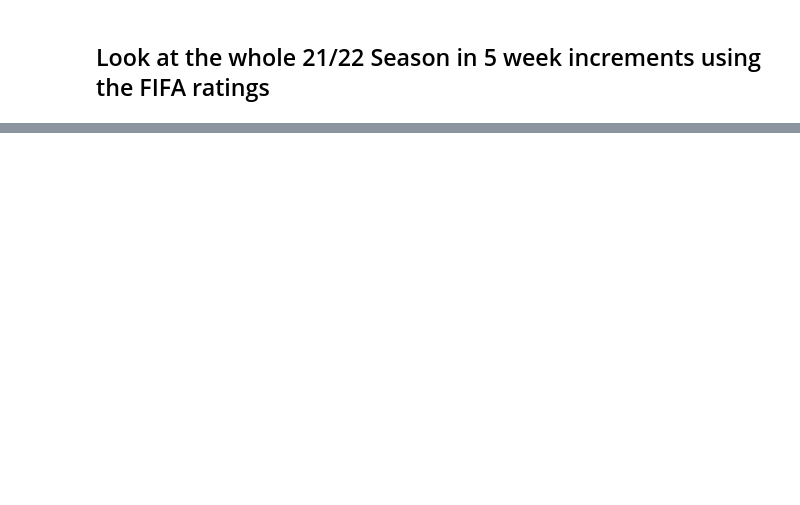
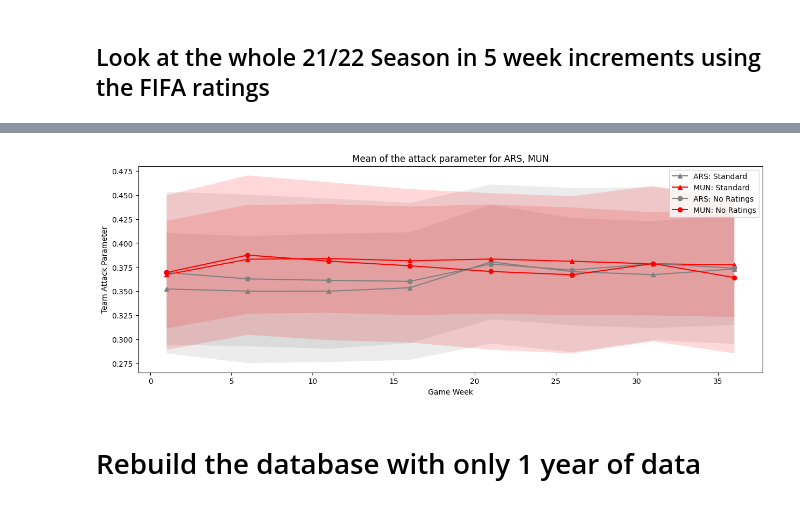
Before and after one commit to alan-turing-institute/AIrsenal, a Jupyter notebook: notebooks/progression_of_attack_parameter.ipynb, the cells around one changed output, grey strips where cells are left out. Cells and saved outputs as stored; diff of their text form; code cells hidden in the pictures; blank space fills up the shorter version.

```diff
--- a/notebooks/progression_of_attack_parameter.ipynb
+++ b/notebooks/progression_of_attack_parameter.ipynb
@@ -188,0 +247,6 @@ plot_averages(jump_models, ["BRE", "MCI"])
+# %%
+compare_models([(jump_models, "Standard"), (no_rate_jump_models, "No Ratings")], ["ARS", "MUN"])
+# %% [output]
+[figure, added]
+# %% [markdown]
+# Rebuild the database with only 1 year of data
```
Also changed, not shown: parts of 29 cells of this notebook.
